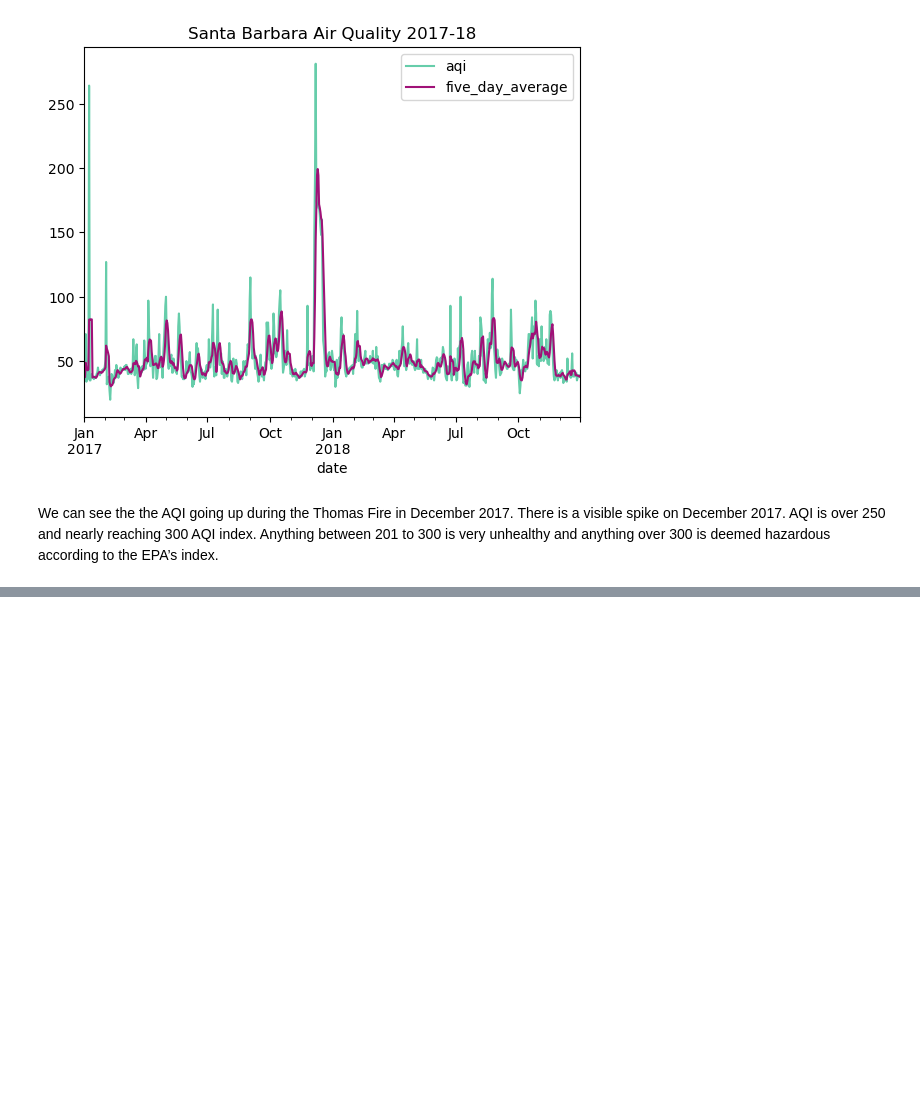
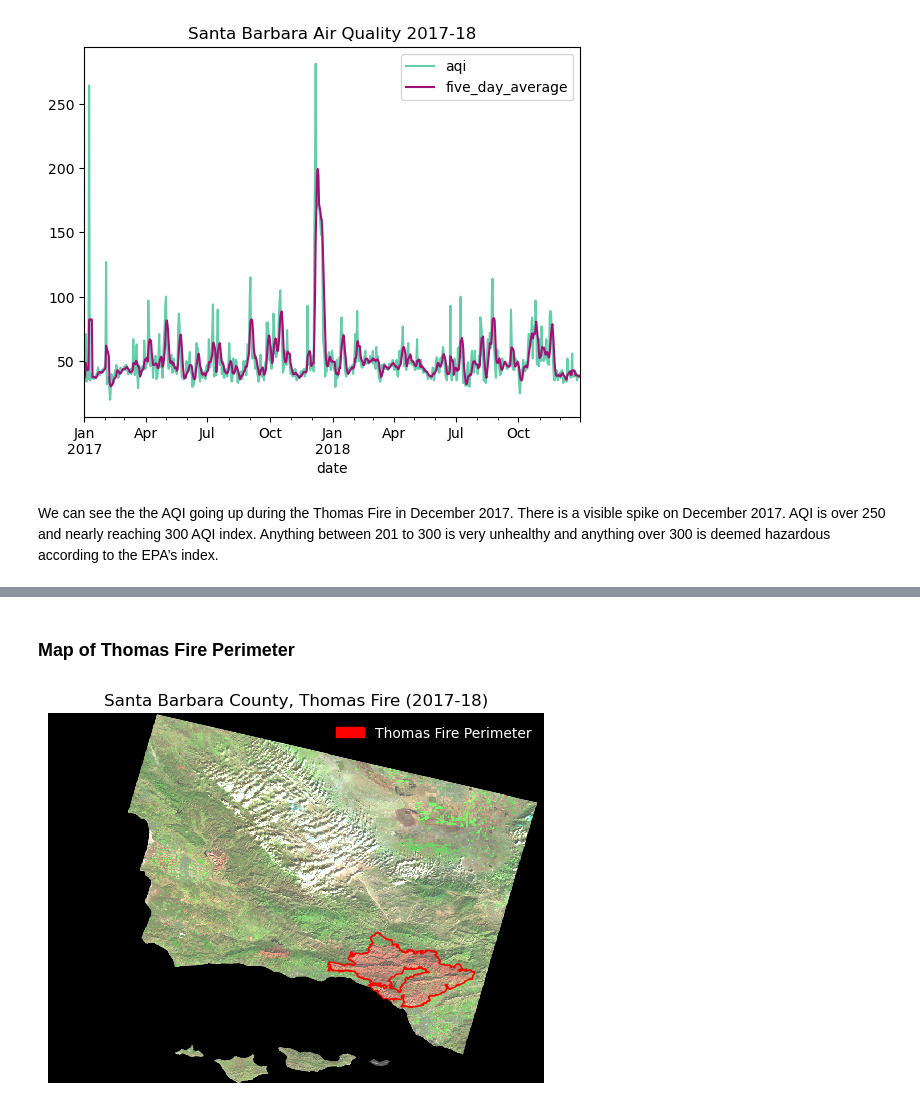
Before and after one commit to Vanessa-Salgado/eds220-hw4-task3, a Jupyter notebook: thomas_fire_analysis.ipynb, the cells around one changed output, grey strips where cells are left out. Cells and saved outputs as stored; diff of their text form; code cells hidden in the pictures; blank space fills up the shorter version.

```diff
--- a/thomas_fire_analysis.ipynb
+++ b/thomas_fire_analysis.ipynb
@@ -219,0 +231,31 @@ landsat.rio.crs
+# %%
+# make the crs same and also read the thompsons fire data+
+fire = gpd.read_file("data/California_Fire_Perimeters_2017/California_Fire_Perimeters_2017.shp")
+
+
+# create a crop of Thomas Fire
+#select only thomas fire
+thomas_fire = fire[fire['FIRE_NAME'] == 'THOMAS']
+
+#change the crs
+thomas_fire = thomas_fire.to_crs(landsat.rio.crs)
+# %% [markdown]
+### Map of Thomas Fire Perimeter
+# %%
+fig, ax = plt.subplots()
+ax.axis('off') #remove axes
+
+#--------------------------
+thomas_fire.plot(ax=ax,color = 'None', edgecolor = 'red', legend=True) #plot thomas fire
+thomas_patch = mpatches.Patch(color = 'red', label = 'Thomas Fire Perimeter') #legend parameters
+
+#--------------------------
+landsat[['swir22','nir08','red']].to_array().plot.imshow(robust=True) #plot SB county w/ sir, nir, and red
+
+#--------------------------
+ax.set_title('Santa Barbara County, Thomas Fire (2017-18)') # update title
+
+#--------------------------
+_ = ax.legend(handles=[thomas_patch], labelcolor = 'white',loc = 'upper right', frameon = False) #add legend,
+# %% [output]
+[figure, added]
```
Also changed, not shown: parts of 45 cells of this notebook.
